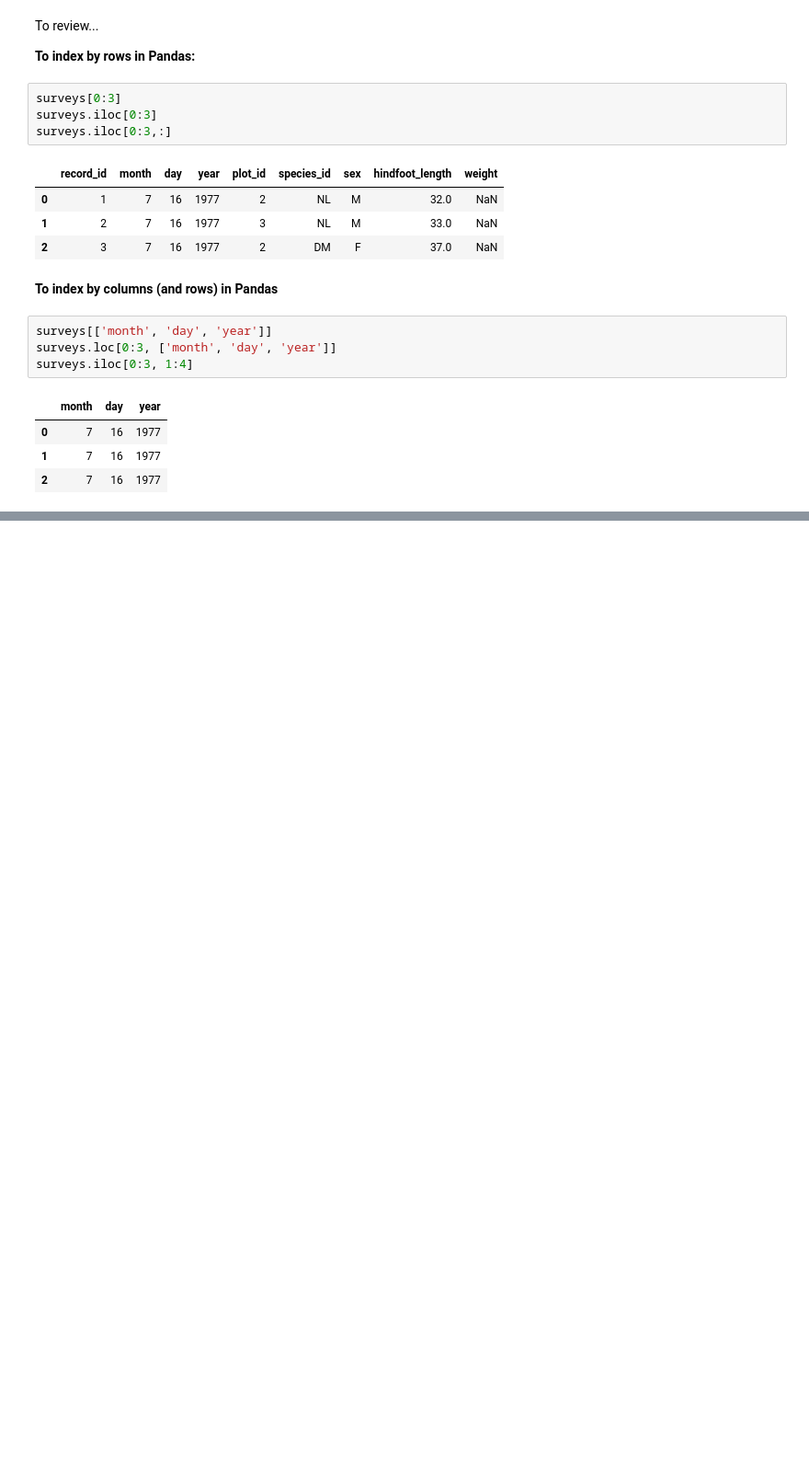
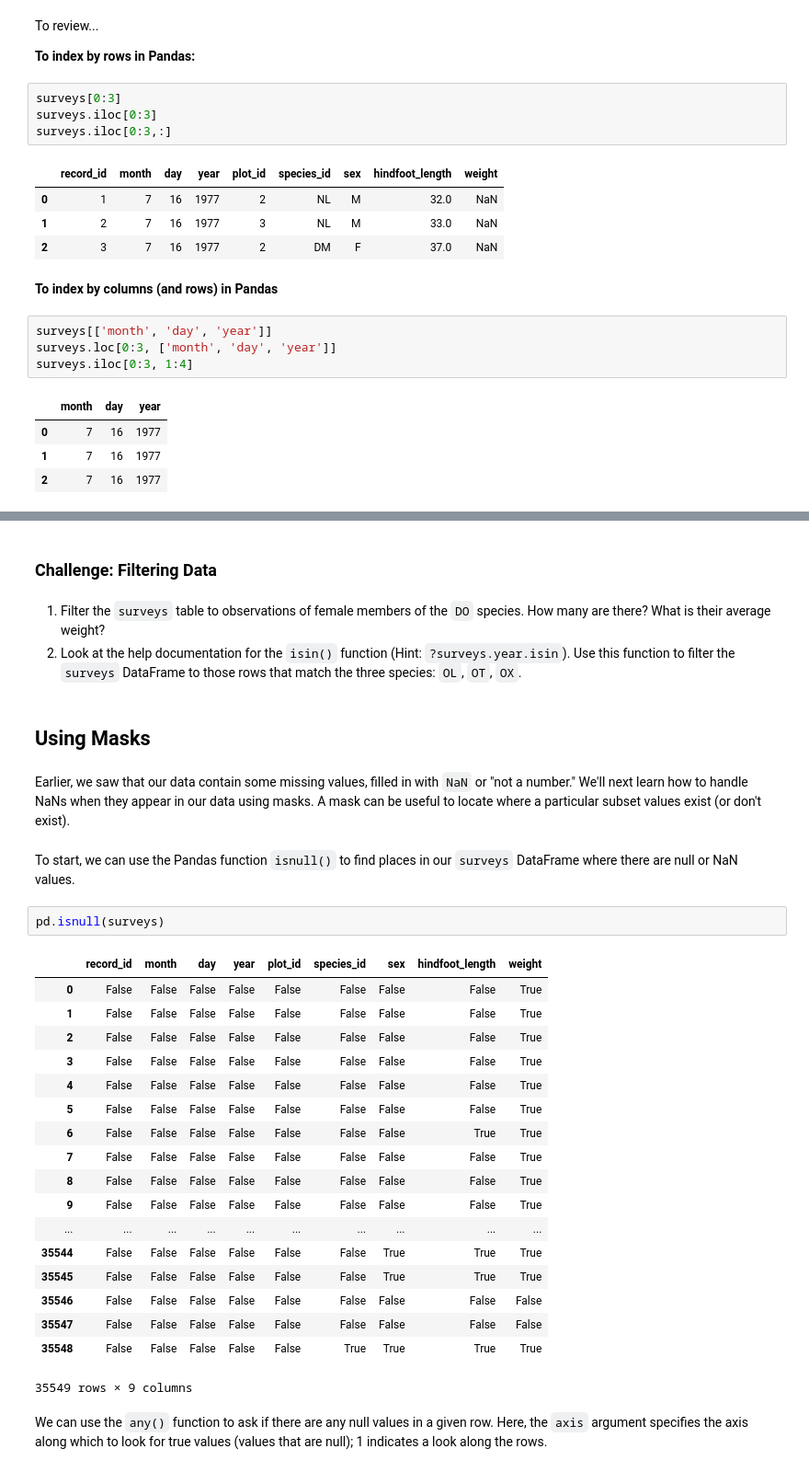
Before and after one commit to arthur-e/swc-workshop, a Jupyter notebook: python-ecology/Python-Intro-Ecology.ipynb, the cells around one changed output, grey strips where cells are left out. Shown at 92% size. Drawn from its saved outputs; the diff is of its cells as text; blank space fills up the shorter version.

```diff
--- a/python-ecology/Python-Intro-Ecology.ipynb
+++ b/python-ecology/Python-Intro-Ecology.ipynb
@@ -849,0 +889,36 @@ surveys.iloc[0:3, 1:4]
+# %% [markdown]
+### Challenge: Filtering Data
+# %% [markdown]
+1. Filter the `surveys` table to observations of female members of the `DO` species. How many are there? What is their average weight?
+2. Look at the help documentation for the `isin()` function (Hint: `?surveys.year.isin`). Use this function to filter the `surveys` DataFrame to those rows that match the three species: `OL`, `OT`, `OX`.
+# %% [markdown]
+## Using Masks
+# %% [markdown]
+Earlier, we saw that our data contain some missing values, filled in with `NaN` or "not a number."
+We'll next learn how to handle NaNs when they appear in our data using masks.
+A mask can be useful to locate where a particular subset values exist (or don't exist).
+# %% [markdown]
+To start, we can use the Pandas function `isnull()` to find places in our `surveys` DataFrame where there are null or NaN values.
+# %%
+pd.isnull(surveys)
+# %% [output]
+|  | record_id | month | day | year | plot_id | species_id | sex | hindfoot_length | weight |
+| 0 | False | False | False | False | False | False | False | False | True |
+| 1 | False | False | False | False | False | False | False | False | True |
+| 2 | False | False | False | False | False | False | False | False | True |
+| 3 | False | False | False | False | False | False | False | False | True |
+| 4 | False | False | False | False | False | False | False | False | True |
+| 5 | False | False | False | False | False | False | False | False | True |
+| 6 | False | False | False | False | False | False | False | True | True |
+| 7 | False | False | False | False | False | False | False | False | True |
+| 8 | False | False | False | False | False | False | False | False | True |
+| 9 | False | False | False | False | False | False | False | False | True |
+| ... | ... | ... | ... | ... | ... | ... | ... | ... | ... |
+| 35544 | False | False | False | False | False | False | True | True | True |
+| 35545 | False | False | False | False | False | False | True | True | True |
+| 35546 | False | False | False | False | False | False | False | False | False |
+| 35547 | False | False | False | False | False | False | False | False | False |
+| 35548 | False | False | False | False | False | True | True | True | True |
+35549 rows × 9 columns
+# %% [markdown]
+We can use the `any()` function to ask if there are any null values in a given row. Here, the `axis` argument specifies the axis along which to look for true values (values that are null); 1 indicates a look along the rows.
```
Also changed, not shown: parts of 36 cells of this notebook, 1 other file.
